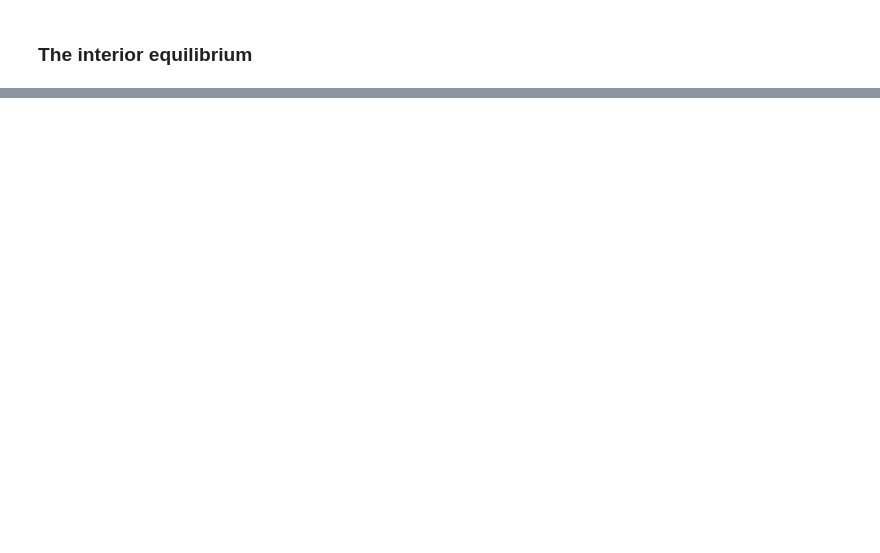
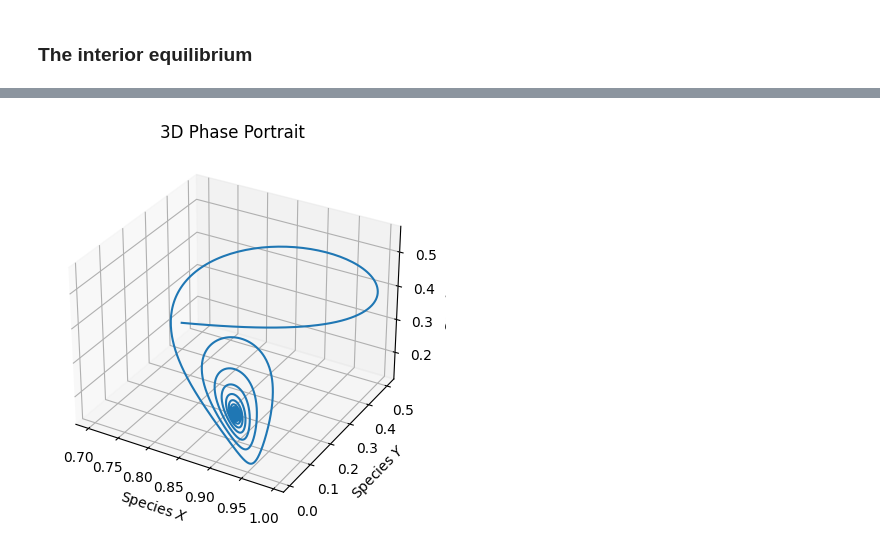
Before and after one commit to rkp1503/Complex-Dynamics-of-a-Three-Species-Ecosystem, a Jupyter notebook: code_python/main.ipynb, the cells around one changed output, grey strips where cells are left out. Drawn from its saved outputs; the diff is of its cells as text; code cells hidden in the pictures; blank space fills up the shorter version.

```diff
--- a/code_python/main.ipynb
+++ b/code_python/main.ipynb
@@ -518,0 +451,13 @@ utils.my_2D_phase_portrait(sol_y, sol_z, title, yaxis, zaxis, filename=filename)
+# %%
+sol_x, sol_y, sol_z = [sol[:, i] for i in range(len(vars_dict))]
+
+title = "3D Phase Portrait"
+xaxis = "Species $X$"
+yaxis = "Species $Y$"
+zaxis = "Species $Z$"
+
+filename = "equilibrium-interior-pp-xyz"
+
+generate_figures.my_3D_phase_portrait(sol, title, xaxis, yaxis, zaxis, filename="")
+# %% [output]
+[figure, added]
```
Also changed, not shown: parts of 95 cells of this notebook.
